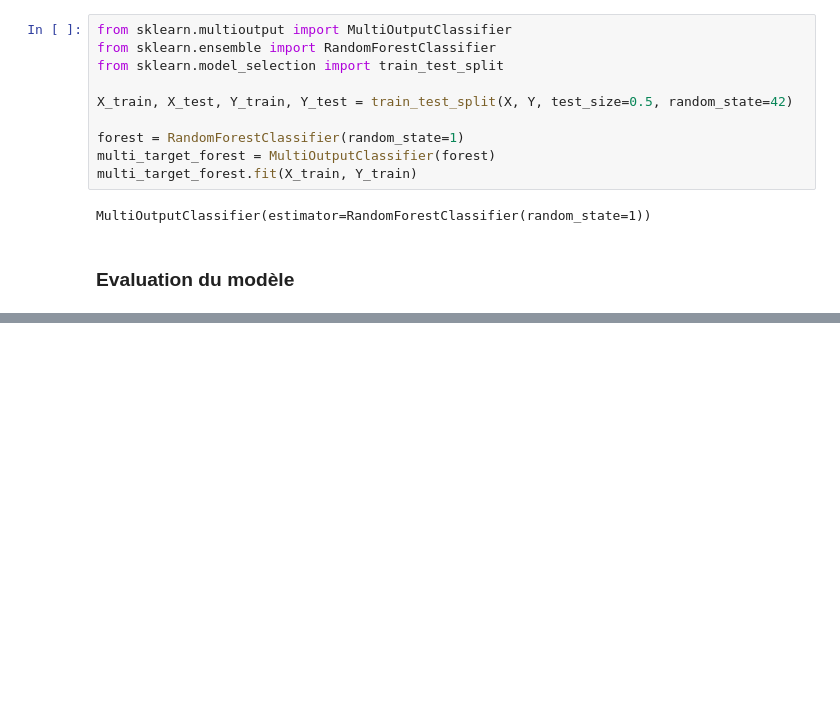
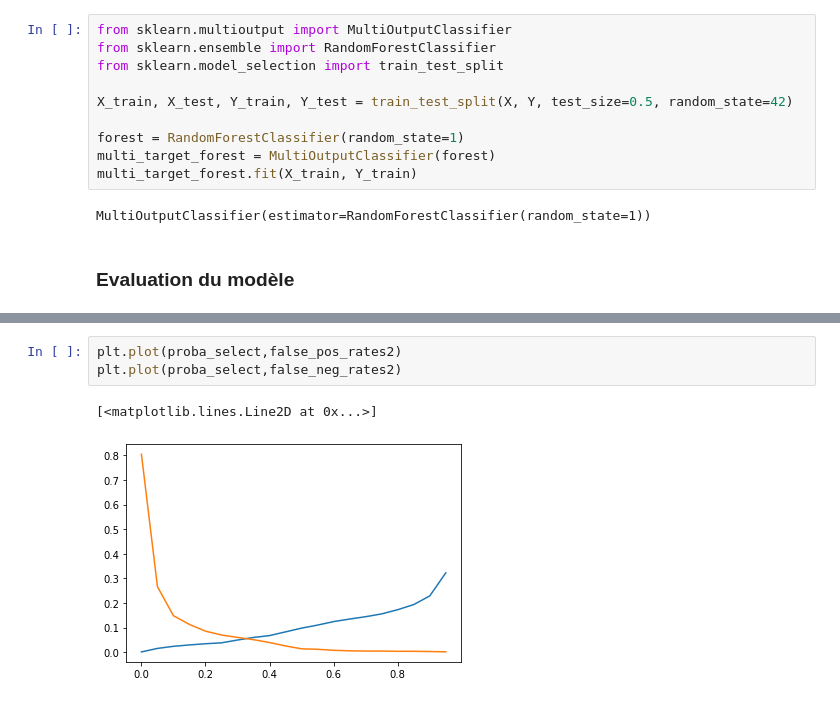
Before and after one commit to AugustinMoinat/Projet-python-maintenance, a Jupyter notebook: notebooks/Apprentissage/5.0-sc-random-forest.ipynb, the cells around one changed output, grey strips where cells are left out. Cells and saved outputs as stored; diff of their text form; blank space fills up the shorter version.

```diff
--- a/notebooks/Apprentissage/5.0-sc-random-forest.ipynb
+++ b/notebooks/Apprentissage/5.0-sc-random-forest.ipynb
@@ -59,0 +86,6 @@ for i in range(4):
+# %%
+plt.plot(proba_select,false_pos_rates2)
+plt.plot(proba_select,false_neg_rates2)
+# %% [output]
+[<matplotlib.lines.Line2D at 0x...>]
+[figure, added]
```
Also changed, not shown: parts of 14 cells of this notebook, 1 other file.
